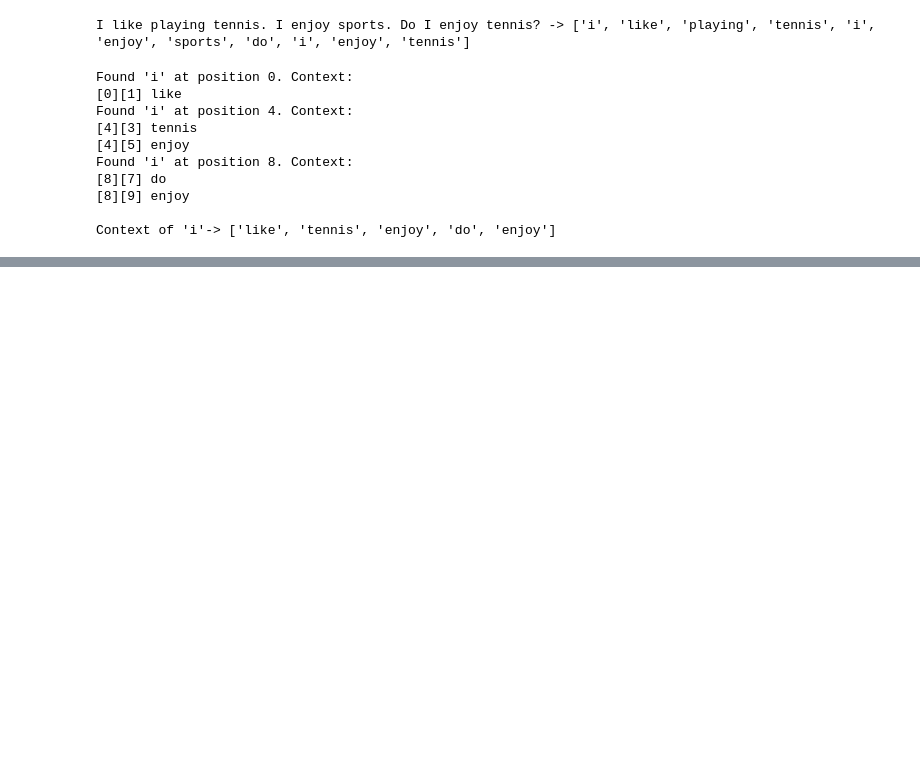
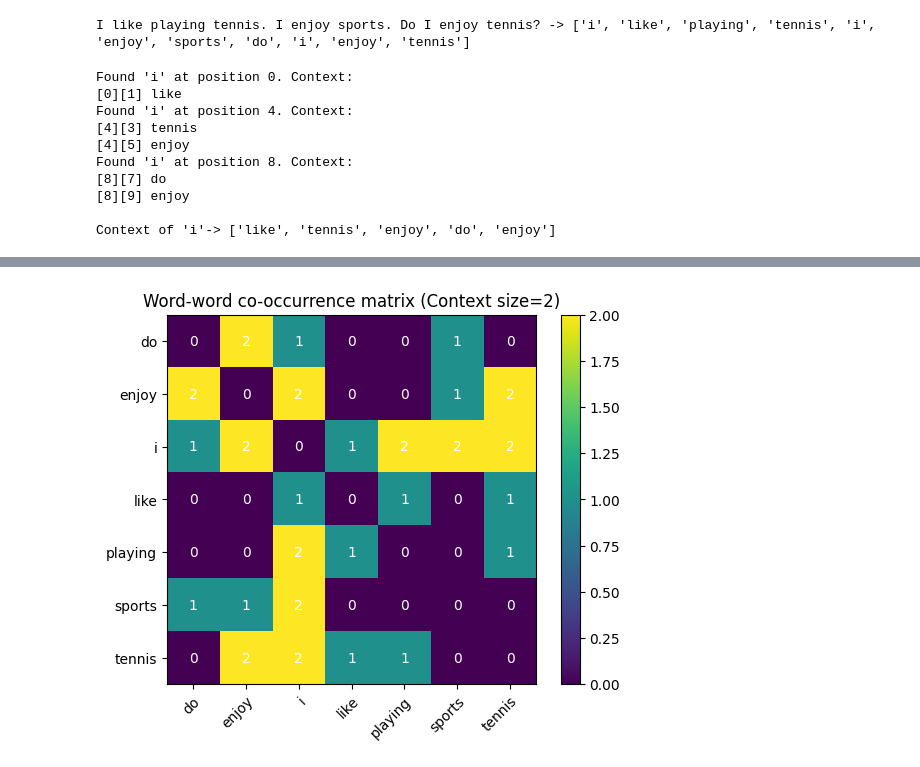
Before and after one commit to QianZeHao123/Text-Mining-and-Language-Analysis, a Jupyter notebook: workshop5/main.ipynb, the cells around one changed output, grey strips where cells are left out. Drawn from its saved outputs; the diff is of its cells as text; code cells hidden in the pictures; blank space fills up the shorter version.

```diff
--- a/workshop5/main.ipynb
+++ b/workshop5/main.ipynb
@@ -38,0 +106,18 @@ Context of 'i'-> ['like', 'tennis', 'enjoy', 'do', 'enjoy']
+# %%
+import numpy as np
+
+
+def compute_word_word_matrix(vocabulary, words_list, context_size):
+    # Create empty array of size VxV
+    word_word_matrix = np.zeros((len(vocabulary), len(vocabulary)), dtype=int)
+    for i in range(len(vocabulary)):
+        context = get_context(vocabulary[i], words_list, context_size)
+        for j in range(len(vocabulary)):
+            word_word_matrix[i, j] = context.count(vocabulary[j])
+    return word_word_matrix
+
+
+context_size = 2
+word_word_matrix = compute_word_word_matrix(
+    vocabulary, words_list, context_size)
+print(word_word_matrix)
@@ -38,0 +132,23 @@ Context of 'i'-> ['like', 'tennis', 'enjoy', 'do', 'enjoy']
+# %%
+import matplotlib
+import matplotlib.pyplot as plt
+fig, ax = plt.subplots()
+# Create heat map using the 'viridis' colourmap
+im = ax.imshow(word_word_matrix, cmap='viridis')
+ # Show all ticks
+ax.set_xticks(np.arange(len(vocabulary)))
+ax.set_yticks(np.arange(len(vocabulary)))
+# Label ticks with the respective list entries
+ax.set_xticklabels(vocabulary)
+ax.set_yticklabels(vocabulary)
+# Rotate the tick labels and set their alignment.
+plt.setp(ax.get_xticklabels(), rotation=45, ha="right",rotation_mode="anchor")
+# Loop over data dimensions and create text annotations.
+for i in range(len(vocabulary)):
+    for j in range(len(vocabulary)):
+        text = ax.text(j, i, word_word_matrix[i, j], ha="center", va="center", color="w")
+ax.set_title("Word-word co-occurrence matrix (Context size=%.0f)" % context_size)
+plt.colorbar(im) # Add colour bar with colour range
+plt.show() # Show plot
+# %% [output]
+[figure, added]
```
Also changed, not shown: parts of 11 cells of this notebook, 1 other file.
